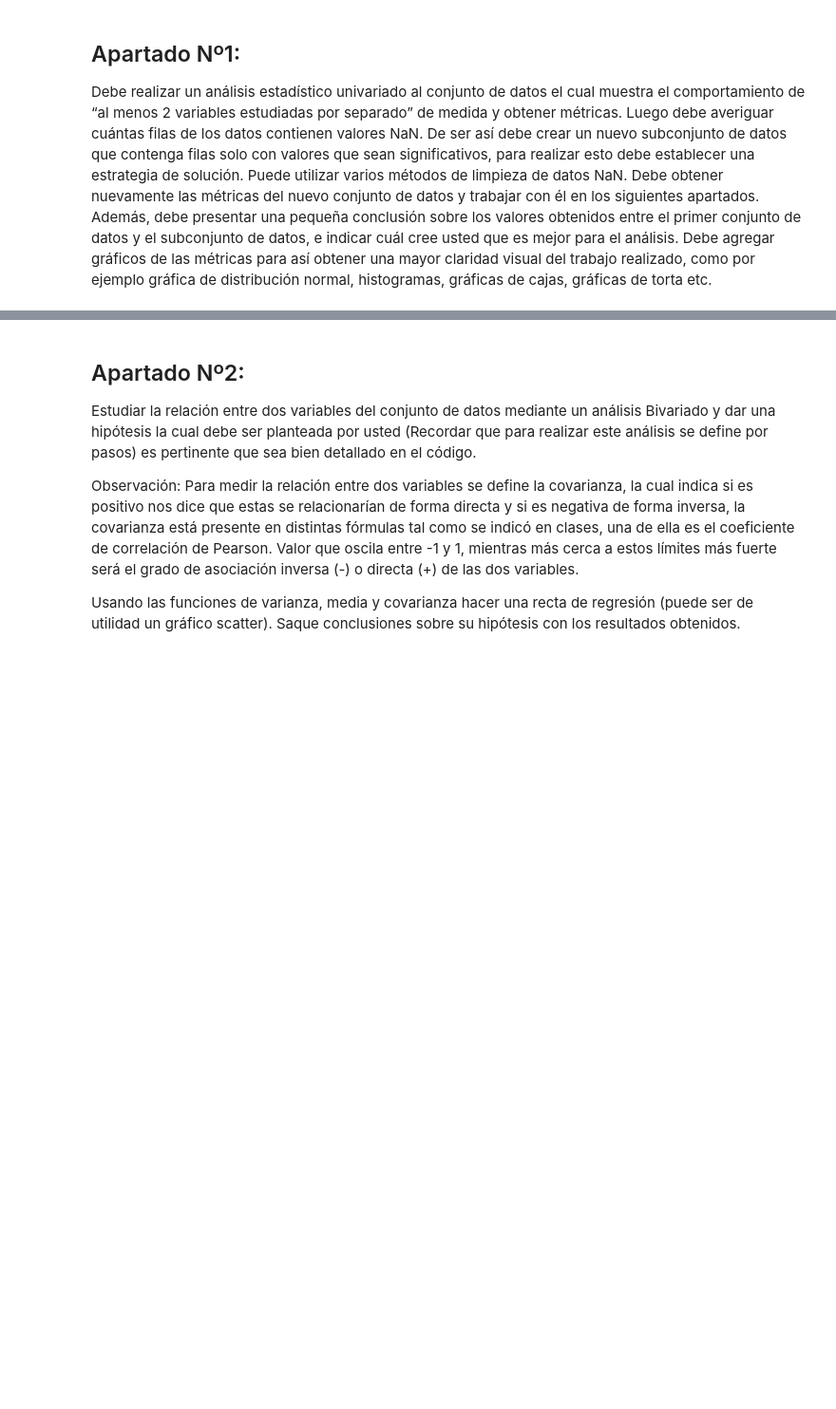
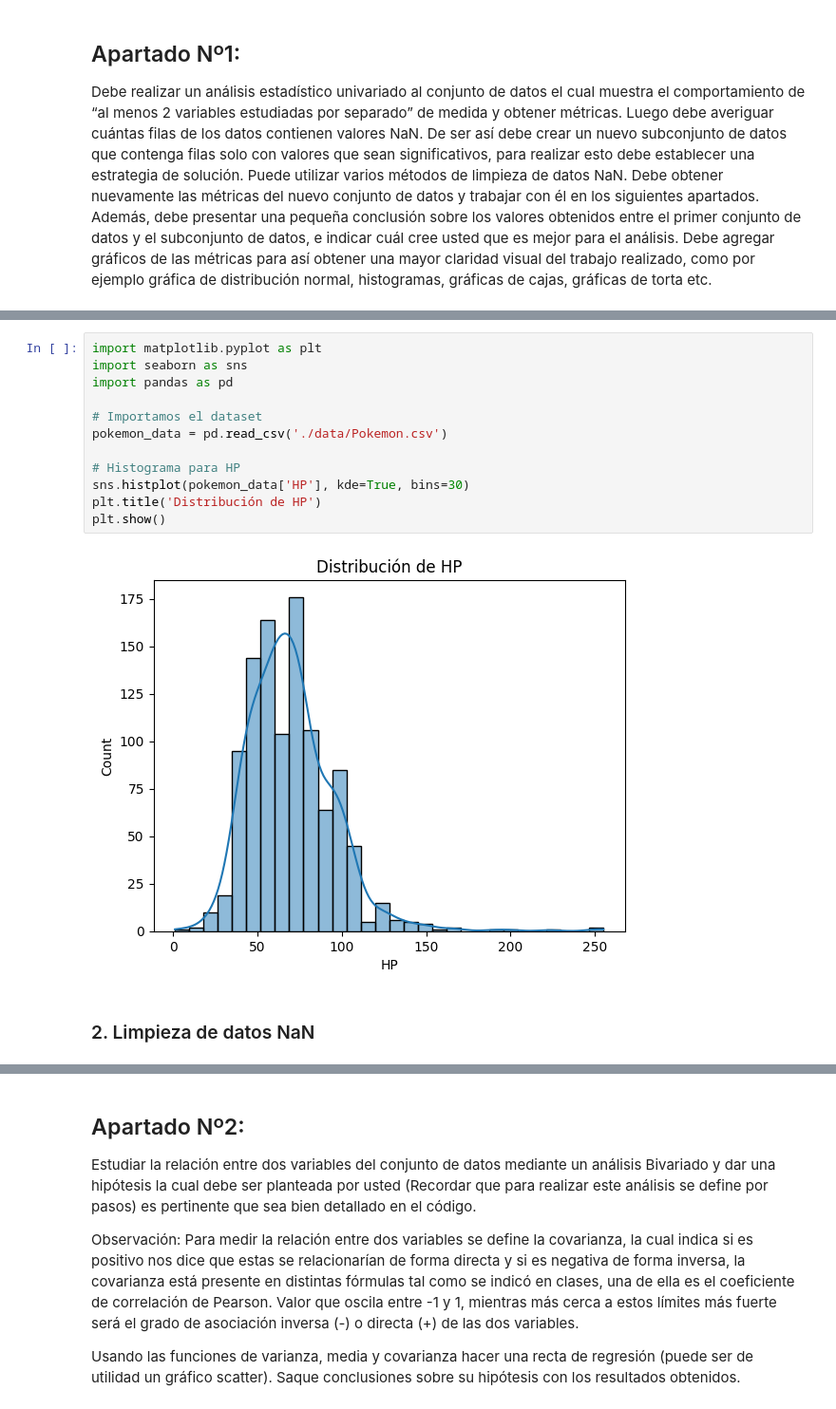
Before and after one commit to IxyzDev/DataInsightHub, a Jupyter notebook: 03-tareas/01-tarea/main.ipynb, the cells around one changed output, grey strips where cells are left out. Shown: that part at 95% size. Drawn from its saved outputs; the diff is of its cells as text; blank space fills up the shorter version.

Commit message:
actualizado y listo para entrgar

```diff
--- a/03-tareas/01-tarea/main.ipynb
+++ b/03-tareas/01-tarea/main.ipynb
@@ -313,0 +152,16 @@ plt.show()
+# %%
+import matplotlib.pyplot as plt
+import seaborn as sns
+import pandas as pd
+
+# Importamos el dataset
+pokemon_data = pd.read_csv('./data/Pokemon.csv')
+
+# Histograma para HP
+sns.histplot(pokemon_data['HP'], kde=True, bins=30)
+plt.title('Distribución de HP')
+plt.show()
+# %% [output]
+[figure, added]
+# %% [markdown]
+### 2. Limpieza de datos NaN
```
Also changed, not shown: parts of 46 cells of this notebook.
